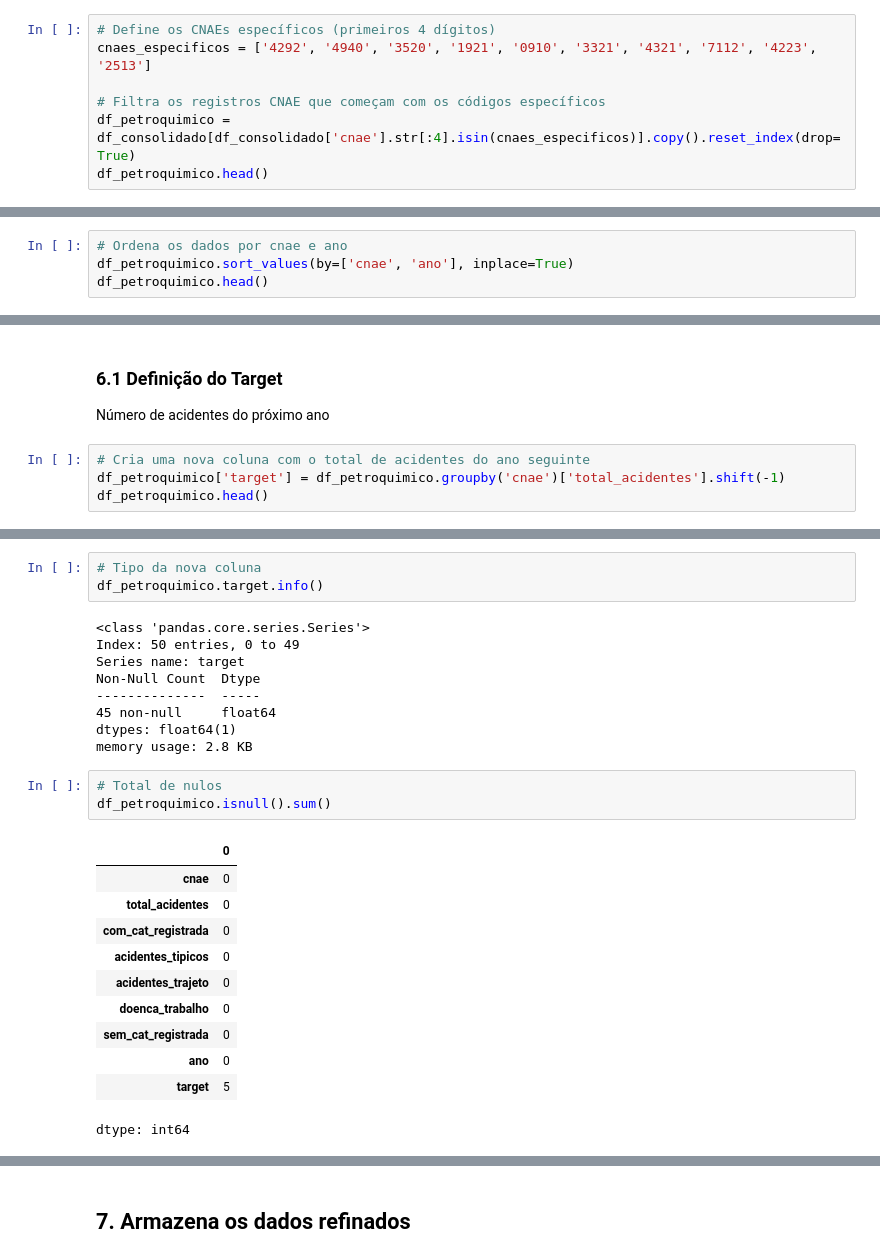
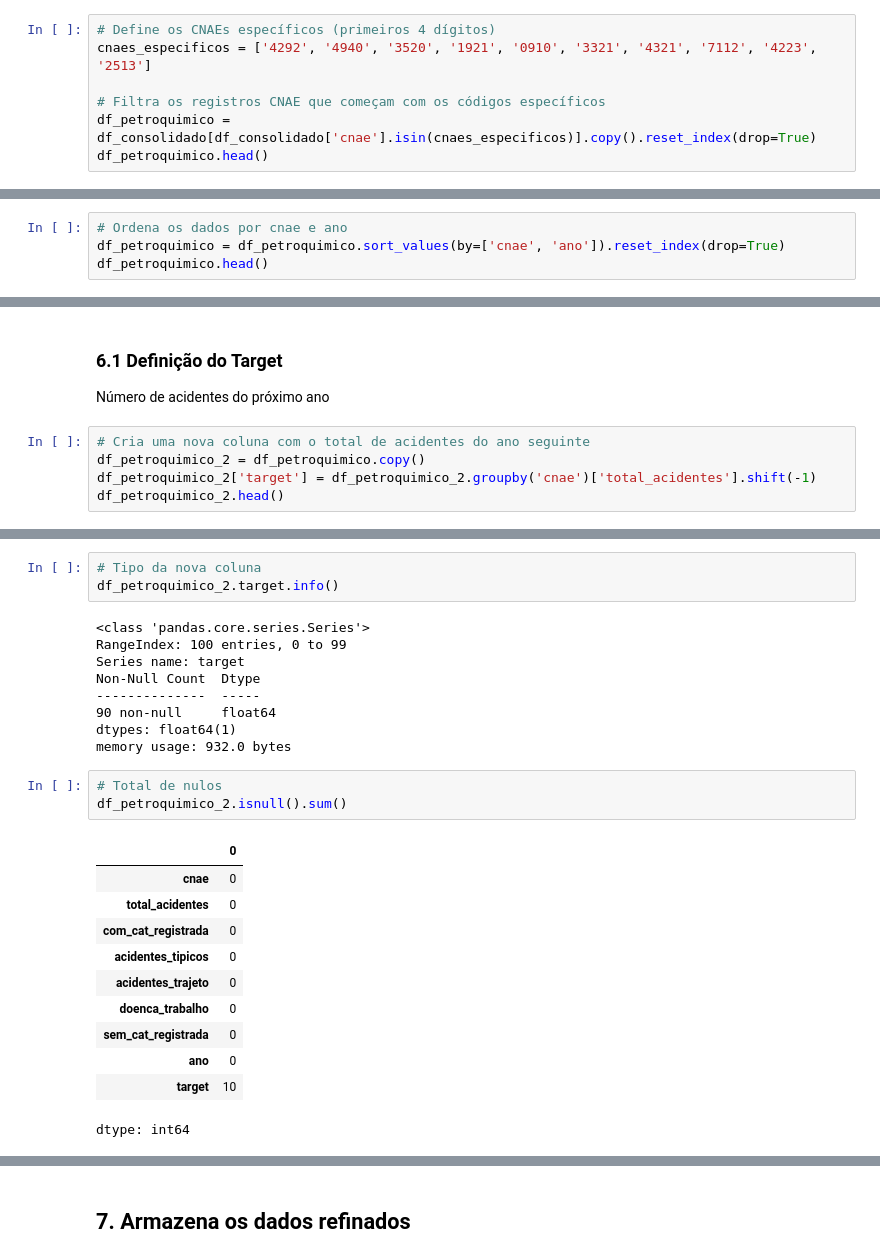
Before and after one commit to telmacarvalho/pi-4-univesp, a Jupyter notebook: tratamento_dados_pi_4.ipynb, the cells around one changed output, grey strips where cells are left out. Cells and saved outputs as stored; diff of their text form.

```diff
--- a/tratamento_dados_pi_4.ipynb
+++ b/tratamento_dados_pi_4.ipynb
@@ -275,7 +275,7 @@ CNAE : ['4292', '4940', '3520', '1921', '0910', '3321', '4321', '7112', '4223',
 cnaes_especificos = ['4292', '4940', '3520', '1921', '0910', '3321', '4321', '7112', '4223', '2513']
 
 # Filtra os registros CNAE que começam com os códigos específicos
-df_petroquimico = df_consolidado[df_consolidado['cnae'].str[:4].isin(cnaes_especificos)].copy().reset_index(drop=True)
+df_petroquimico = df_consolidado[df_consolidado['cnae'].isin(cnaes_especificos)].copy().reset_index(drop=True)
 df_petroquimico.head()
 # %% [output]
 |  | cnae | total_acidentes | com_cat_registrada | acidentes_tipicos | acidentes_trajeto | doenca_trabalho | ... |
@@ -287,6 +287,6 @@ df_petroquimico.head()
 # %%
 # Ordena os dados por cnae e ano
-df_petroquimico.sort_values(by=['cnae', 'ano'], inplace=True)
+df_petroquimico = df_petroquimico.sort_values(by=['cnae', 'ano']).reset_index(drop=True)
 df_petroquimico.head()
 # %% [output]
 |  | cnae | total_acidentes | com_cat_registrada | acidentes_tipicos | acidentes_trajeto | doenca_trabalho | ... |
@@ -317,7 +317,8 @@ Número de CNAEs únicos no setor: 5
 Número de acidentes do próximo ano
 # %%
 # Cria uma nova coluna com o total de acidentes do ano seguinte
-df_petroquimico['target'] = df_petroquimico.groupby('cnae')['total_acidentes'].shift(-1)
-df_petroquimico.head()
+df_petroquimico_2 = df_petroquimico.copy()
+df_petroquimico_2['target'] = df_petroquimico_2.groupby('cnae')['total_acidentes'].shift(-1)
+df_petroquimico_2.head()
 # %% [output]
 |  | cnae | total_acidentes | com_cat_registrada | acidentes_tipicos | acidentes_trajeto | doenca_trabalho | ... |
@@ -348,29 +349,29 @@ df_petroquimico.tail(15)
 # %%
 # Tipo da nova coluna
-df_petroquimico.target.info()
+df_petroquimico_2.target.info()
 # %% [output]
 <class 'pandas.core.series.Series'>
-Index: 50 entries, 0 to 49
+RangeIndex: 100 entries, 0 to 99
 Series name: target
 Non-Null Count  Dtype
 --------------  -----
-45 non-null     float64
+90 non-null     float64
 dtypes: float64(1)
-memory usage: 2.8 KB
+memory usage: 932.0 bytes
 # %%
 # Total de nulos
-df_petroquimico.isnull().sum()
+df_petroquimico_2.isnull().sum()
 # %% [output]
 |  | 0 |
 | cnae | 0 |
 | total_acidentes | 0 |
 | com_cat_registrada | 0 |
 | acidentes_tipicos | 0 |
 | acidentes_trajeto | 0 |
 | doenca_trabalho | 0 |
 | sem_cat_registrada | 0 |
 | ano | 0 |
-| target | 5 |
+| target | 10 |
 dtype: int64
 # %%
 # Remove as linhas que ficaram com o alvo NaN (o último ano de cada empresa)
```
Also changed, not shown: parts of 18 cells of this notebook.
